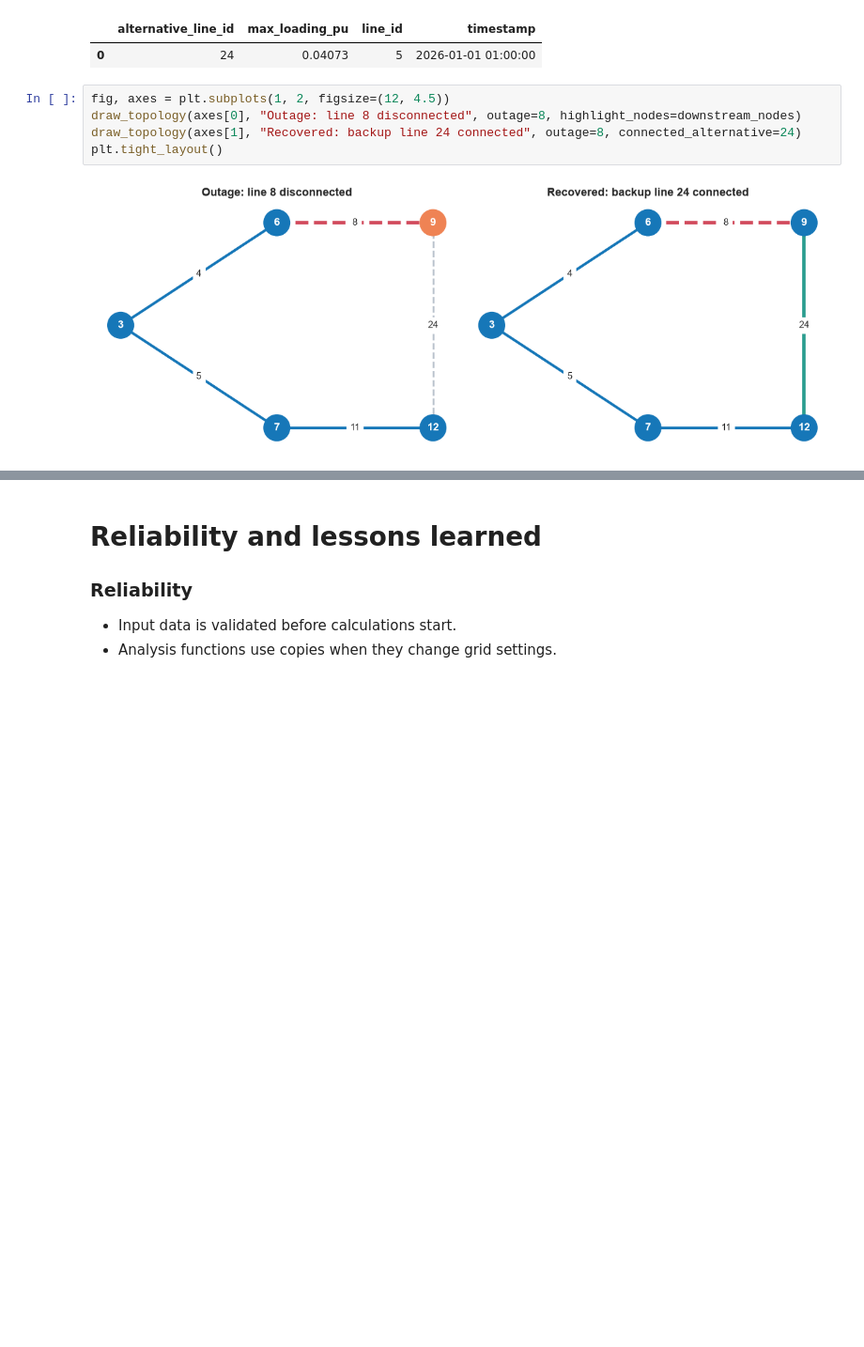
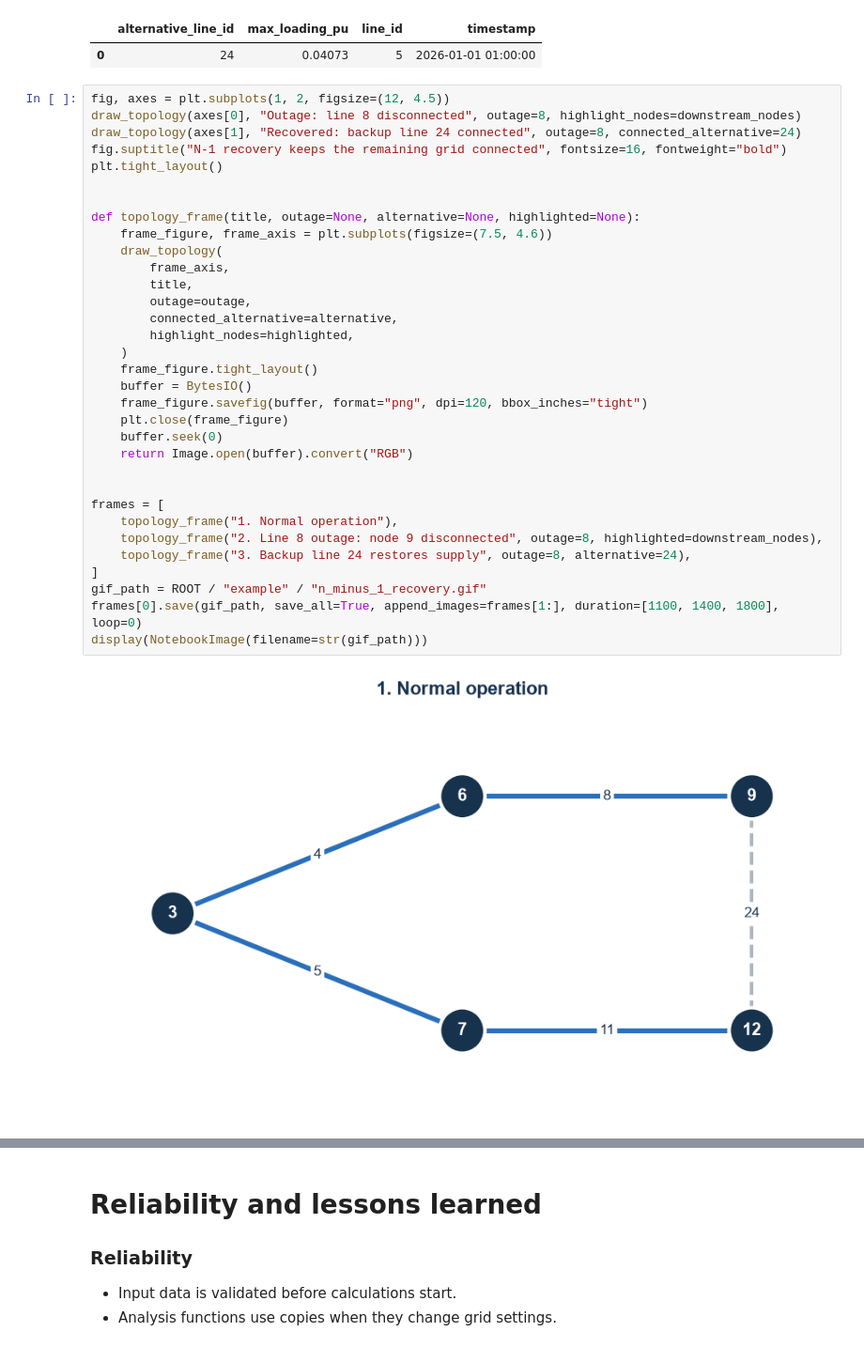
Before and after one commit to tue-ees-5xwg0/power-system-simulation-Four, a Jupyter notebook: example/final_presentation.ipynb, the cells around one changed output, grey strips where cells are left out. Shown at 94% size. Saved outputs shown, nothing was run; the diff lists cells and outputs as text; blank space fills up the shorter version.

```diff
--- a/example/final_presentation.ipynb
+++ b/example/final_presentation.ipynb
@@ -403,7 +504,35 @@ n_minus_1_result.round(5)
 # %%
 fig, axes = plt.subplots(1, 2, figsize=(12, 4.5))
 draw_topology(axes[0], "Outage: line 8 disconnected", outage=8, highlight_nodes=downstream_nodes)
 draw_topology(axes[1], "Recovered: backup line 24 connected", outage=8, connected_alternative=24)
+fig.suptitle("N-1 recovery keeps the remaining grid connected", fontsize=16, fontweight="bold")
 plt.tight_layout()
+
+
+def topology_frame(title, outage=None, alternative=None, highlighted=None):
+    frame_figure, frame_axis = plt.subplots(figsize=(7.5, 4.6))
+    draw_topology(
+        frame_axis,
+        title,
+        outage=outage,
+        connected_alternative=alternative,
+        highlight_nodes=highlighted,
+    )
+    frame_figure.tight_layout()
+    buffer = BytesIO()
+    frame_figure.savefig(buffer, format="png", dpi=120, bbox_inches="tight")
+    plt.close(frame_figure)
+    buffer.seek(0)
+    return Image.open(buffer).convert("RGB")
+
+
+frames = [
+    topology_frame("1. Normal operation"),
+    topology_frame("2. Line 8 outage: node 9 disconnected", outage=8, highlighted=downstream_nodes),
+    topology_frame("3. Backup line 24 restores supply", outage=8, alternative=24),
+]
+gif_path = ROOT / "example" / "n_minus_1_recovery.gif"
+frames[0].save(gif_path, save_all=True, append_images=frames[1:], duration=[1100, 1400, 1800], loop=0)
+display(NotebookImage(filename=str(gif_path)))
 # %% [output]
-[figure, old version]
+[figure, new version]
```
Also changed, not shown: parts of 7 cells of this notebook, 1 other file.
